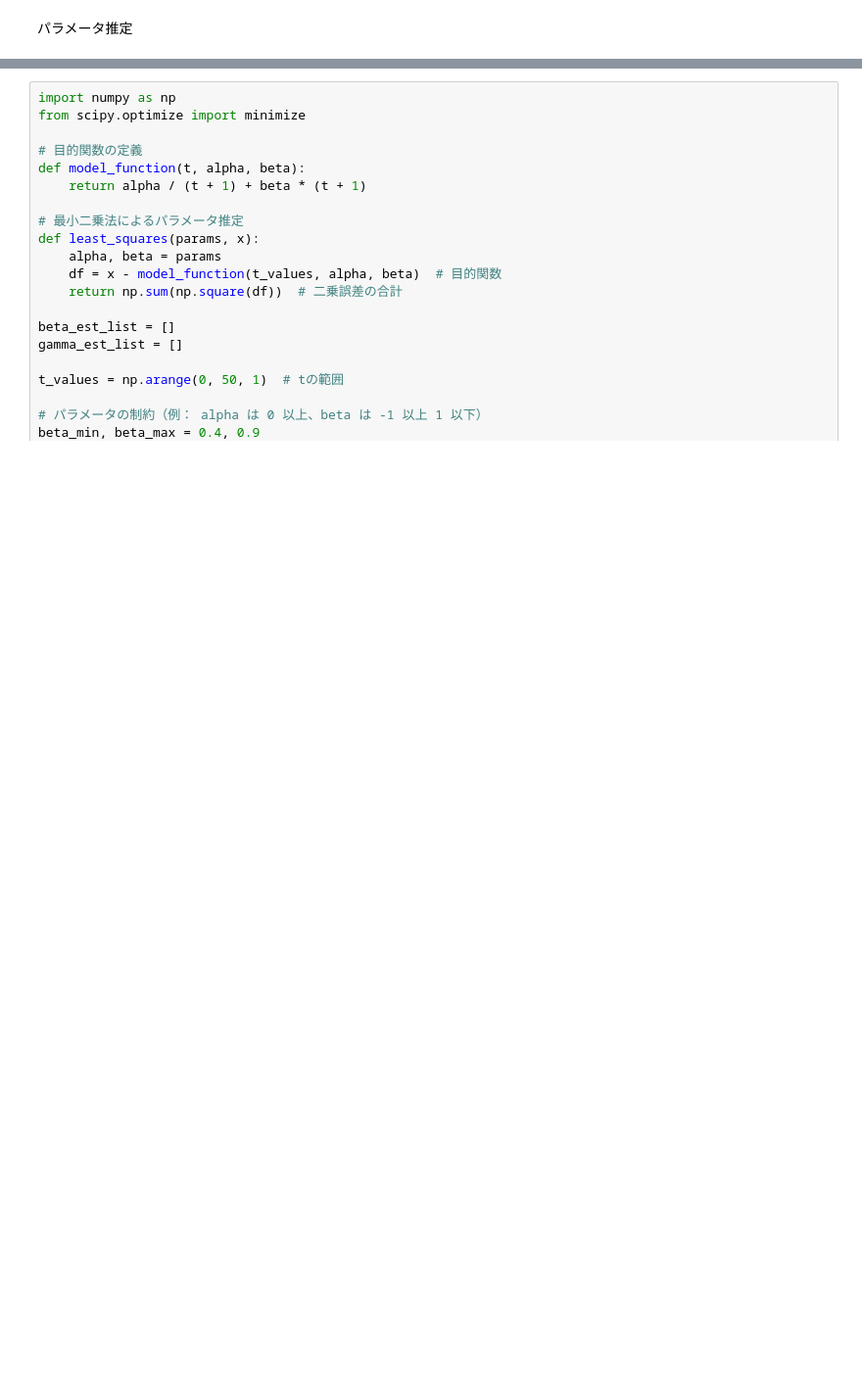
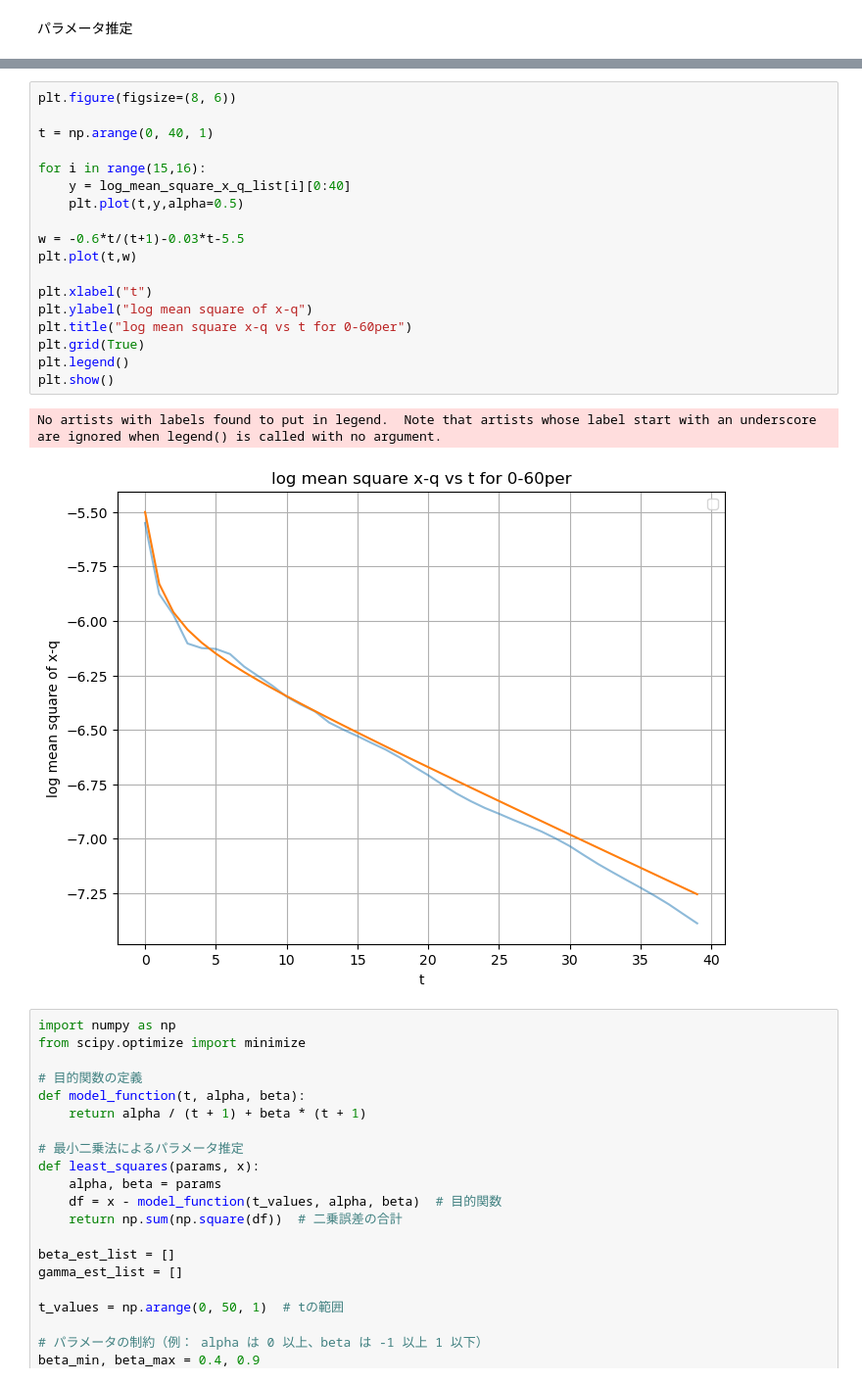
Before and after one commit to LABO-M/horserace, a Jupyter notebook: keiba17.ipynb, the cells around one changed output, grey strips where cells are left out. Shown at 98% size. Saved outputs shown, nothing was run; the diff lists cells and outputs as text; blank space fills up the shorter version.

```diff
--- a/keiba17.ipynb
+++ b/keiba17.ipynb
@@ -1089,3 +1091,24 @@ plt.show()
+# %%
+plt.figure(figsize=(8, 6))
+
+t = np.arange(0, 40, 1)
+
+for i in range(15,16):
+    y = log_mean_square_x_q_list[i][0:40]
+    plt.plot(t,y,alpha=0.5)
+
+w = -0.6*t/(t+1)-0.03*t-5.5
+plt.plot(t,w)
+
+plt.xlabel("t")
+plt.ylabel("log mean square of x-q")
+plt.title("log mean square x-q vs t for 0-60per")
+plt.grid(True)
+plt.legend()
+plt.show()
+# %% [output]
+No artists with labels found to put in legend.  Note that artists whose label start with an underscore are ignored when legend() is called with no argument.
+[figure, added]
 # %%
 import numpy as np
 from scipy.optimize import minimize
```
Also changed, not shown: parts of 4 cells of this notebook.
